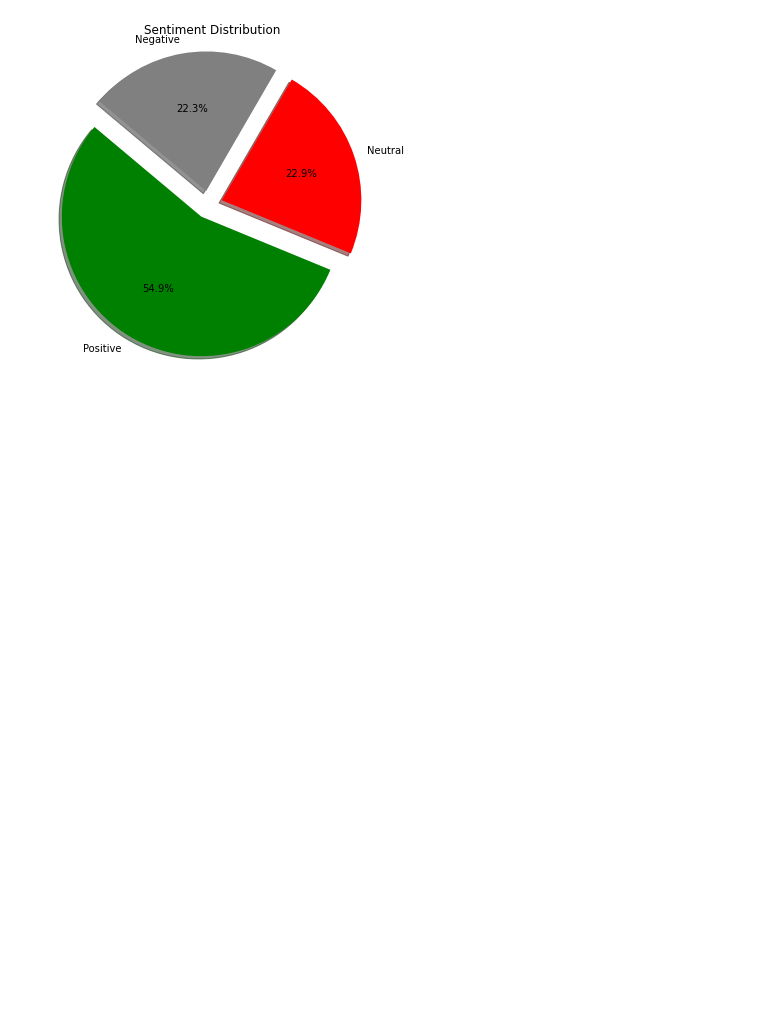
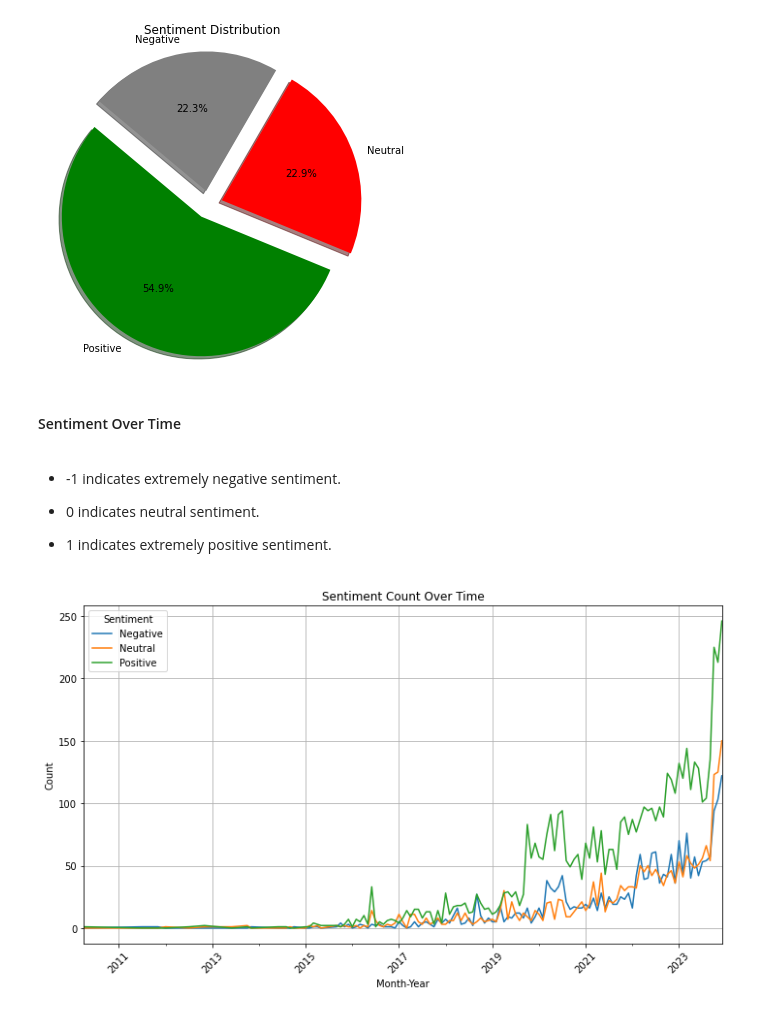
Before and after one commit to EthanFalcao/Sentiment-Analysis-in-Financial-Markets, a Jupyter notebook: (CNBC_Text) - Exploratory Data Analysis.ipynb, the cells around one changed output. Drawn from its saved outputs; the diff is of its cells as text; code cells hidden in the pictures; blank space fills up the shorter version.

```diff
--- a/(CNBC_Text) - Exploratory Data Analysis.ipynb
+++ b/(CNBC_Text) - Exploratory Data Analysis.ipynb
@@ -357,3 +401,33 @@ plt.title("Sentiment Distribution")
 plt.show()
 # %% [output]
 [figure]
+# %% [markdown]
+#### Sentiment Over Time
+# %% [markdown]
+* -1 indicates extremely negative sentiment.
+
+* 0 indicates neutral sentiment.
+
+* 1 indicates extremely positive sentiment.
+# %%
+# Create a month-year column for aggregation
+df_text['Month-Year'] = df_text['date'].dt.to_period('M')
+
+# Calculate the count of each sentiment category by month
+sentiment_over_time = df_text.groupby(['Month-Year', 'Overall Sentiment']).size().unstack(fill_value=0)
+
+sentiment_proportions = sentiment_over_time.div(sentiment_over_time.sum(axis=1), axis=0)
+
+import matplotlib.pyplot as plt
+
+sentiment_over_time.plot(kind='line', figsize=(10, 6))
+plt.title('Sentiment Count Over Time')
+plt.xlabel('Month-Year')
+plt.ylabel('Count')
+plt.legend(title='Sentiment')
+plt.xticks(rotation=45)
+plt.grid(True)
+plt.tight_layout()  # Adjust layout
+plt.show()
+# %% [output]
+[figure, added]
```
Also changed, not shown: parts of 10 cells of this notebook.
